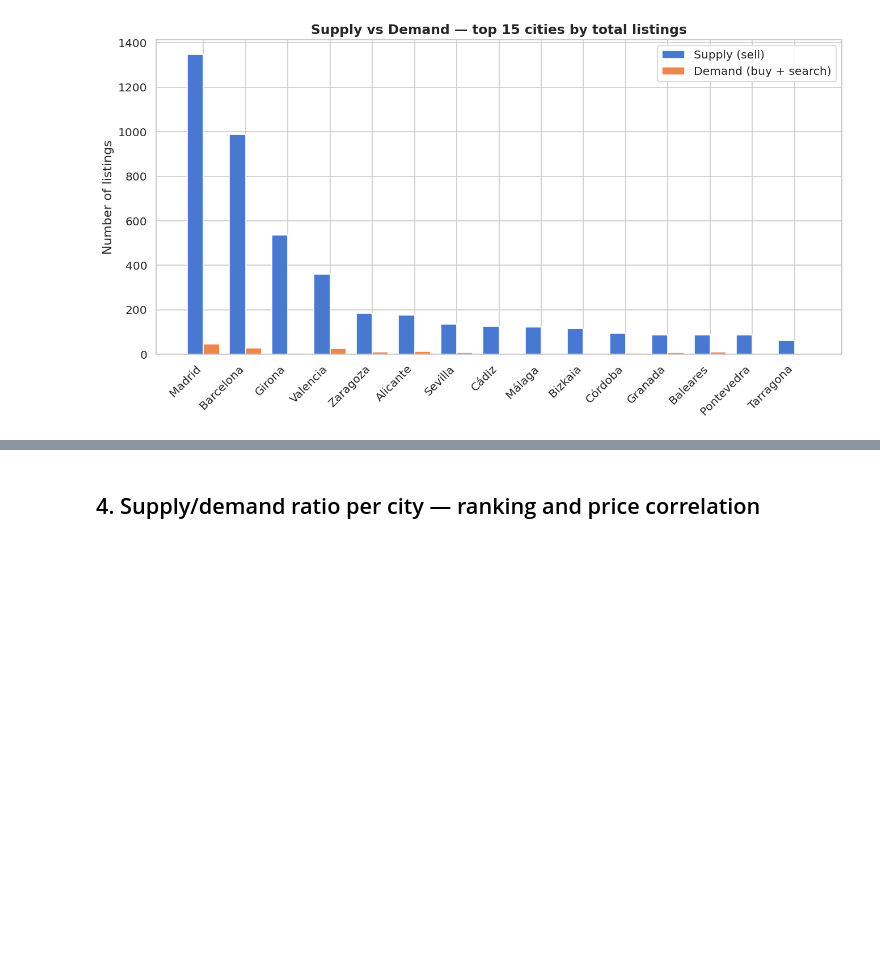
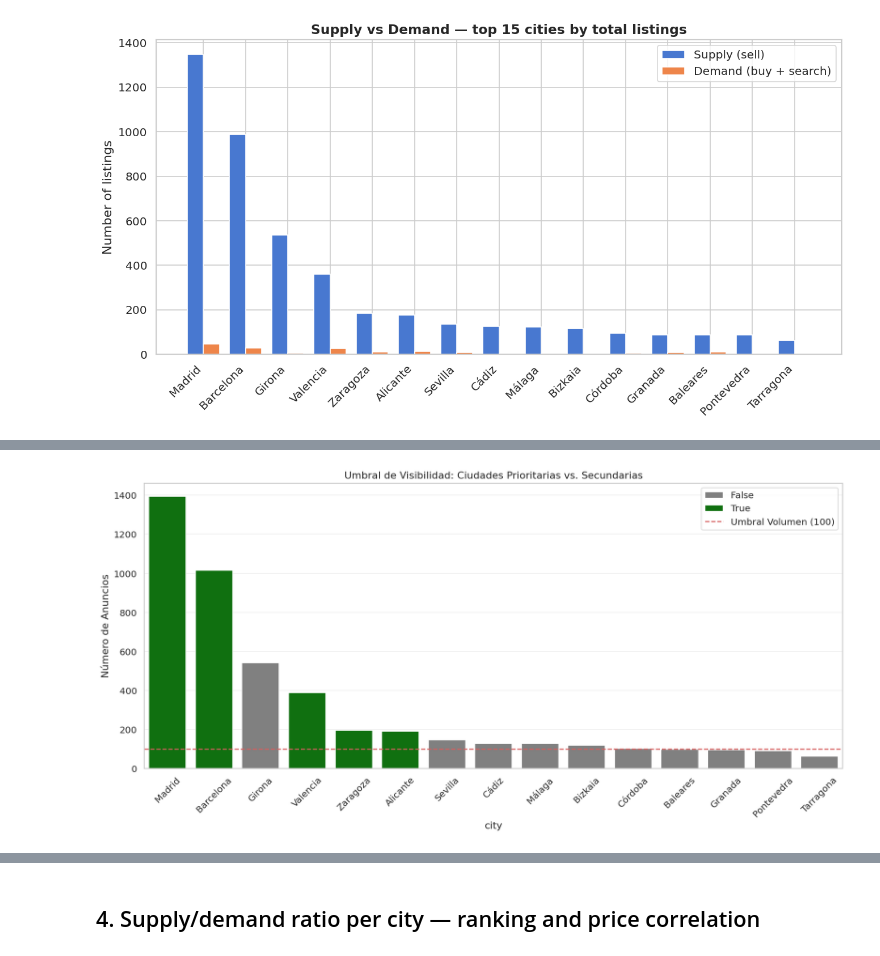
Before and after one commit to albertjimrod/hispasonic, a Jupyter notebook: notebooks/03_supply_demand.ipynb, the cells around one changed output, grey strips where cells are left out. Saved outputs shown, nothing was run; the diff lists cells and outputs as text; code cells hidden in the pictures; blank space fills up the shorter version.

```diff
--- a/notebooks/03_supply_demand.ipynb
+++ b/notebooks/03_supply_demand.ipynb
@@ -145,0 +494,25 @@ Saved → ../reports/figures/19_supply_vs_demand_by_city.png
+# %%
+import matplotlib.pyplot as plt
+import seaborn as sns
+
+plt.figure(figsize=(14, 7))
+
+# Gráfico de barras con color según visibilidad
+sns.barplot(data=top_cities,
+            x='city',
+            y='total_listings',
+            hue='fully_visible',
+            palette={True: 'green', False: 'gray'},
+            legend=True)
+
+plt.axhline(y=visibility_threshold_volume, color='r', linestyle='--',
+            label=f'Umbral Volumen ({visibility_threshold_volume})')
+plt.title('Umbral de Visibilidad: Ciudades Prioritarias vs. Secundarias')
+plt.ylabel('Número de Anuncios')
+plt.xticks(rotation=45)
+plt.legend()
+plt.grid(axis='y', alpha=0.3)
+plt.tight_layout()
+plt.show()
+# %% [output]
+[figure, added]
```
Also changed, not shown: parts of 39 cells of this notebook.
